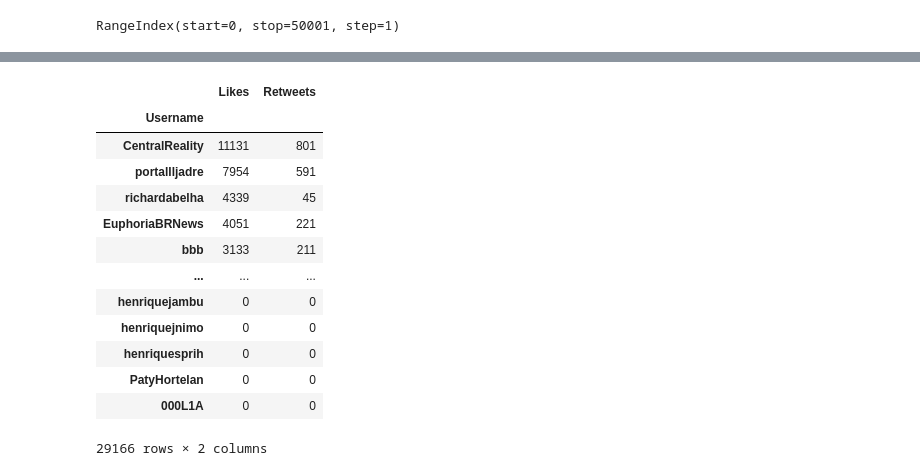
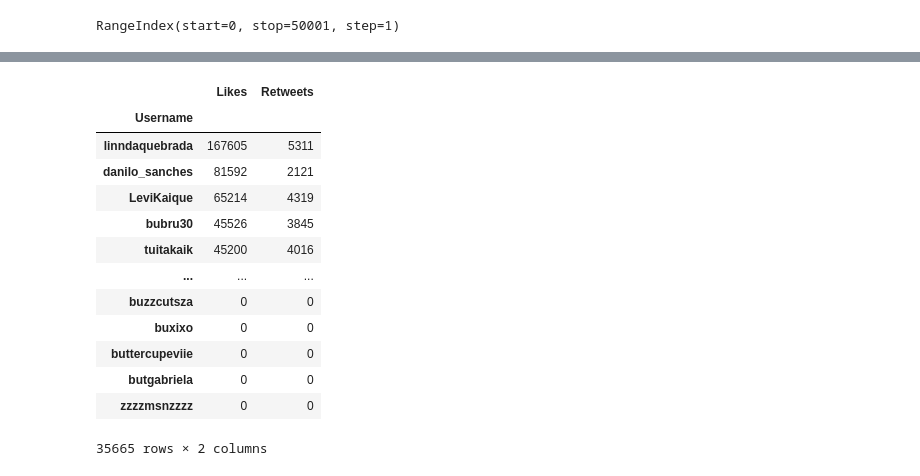
Before and after one commit to k-marcelino/Twitter-Extraction-and-Exploratory-analysis, a Jupyter notebook: scraping millions os tweets - analysis bbb.ipynb, the cells around one changed output, grey strips where cells are left out. Cells and saved outputs as stored; diff of their text form; code cells hidden in the pictures.

```diff
--- a/scraping millions os tweets - analysis bbb.ipynb
+++ b/scraping millions os tweets - analysis bbb.ipynb
@@ -251,6 +238,6 @@ Name: 236, dtype: object
 # %%
-dev_user = dev.groupby('Username')['Likes', 'Retweets'].max()
-dev_user
+bbb_user = bbb.groupby('Username')['Likes', 'Retweets'].max()
+bbb_user
 # %% [output]
 |  | Likes | Retweets |
 | Username |  |  |
@@ -269,18 +256,18 @@ dev_user
 # %%
-dev_user.sort_values('Likes', ascending = False)
+bbb_user.sort_values('Likes', ascending = False)
 # %% [output]
 |  | Likes | Retweets |
 | Username |  |  |
-| CentralReaIity | 11131 | 801 |
-| portallljadre | 7954 | 591 |
-| richardabelha | 4339 | 45 |
-| EuphoriaBRNews | 4051 | 221 |
-| bbb | 3133 | 211 |
+| linndaquebrada | 167605 | 5311 |
+| danilo_sanches | 81592 | 2121 |
+| LeviKaique | 65214 | 4319 |
+| bubru30 | 45526 | 3845 |
+| tuitakaik | 45200 | 4016 |
 | ... | ... | ... |
-| henriquejambu | 0 | 0 |
-| henriquejnimo | 0 | 0 |
-| henriquesprih | 0 | 0 |
-| PatyHortelan | 0 | 0 |
-| 000L1A | 0 | 0 |
+| buzzcutsza | 0 | 0 |
+| buxixo | 0 | 0 |
+| buttercupeviie | 0 | 0 |
+| butgabriela | 0 | 0 |
+| zzzzmsnzzzz | 0 | 0 |
-29166 rows × 2 columns
+35665 rows × 2 columns
 # %%
```
Also changed, not shown: parts of 23 cells of this notebook, 4 other files.
